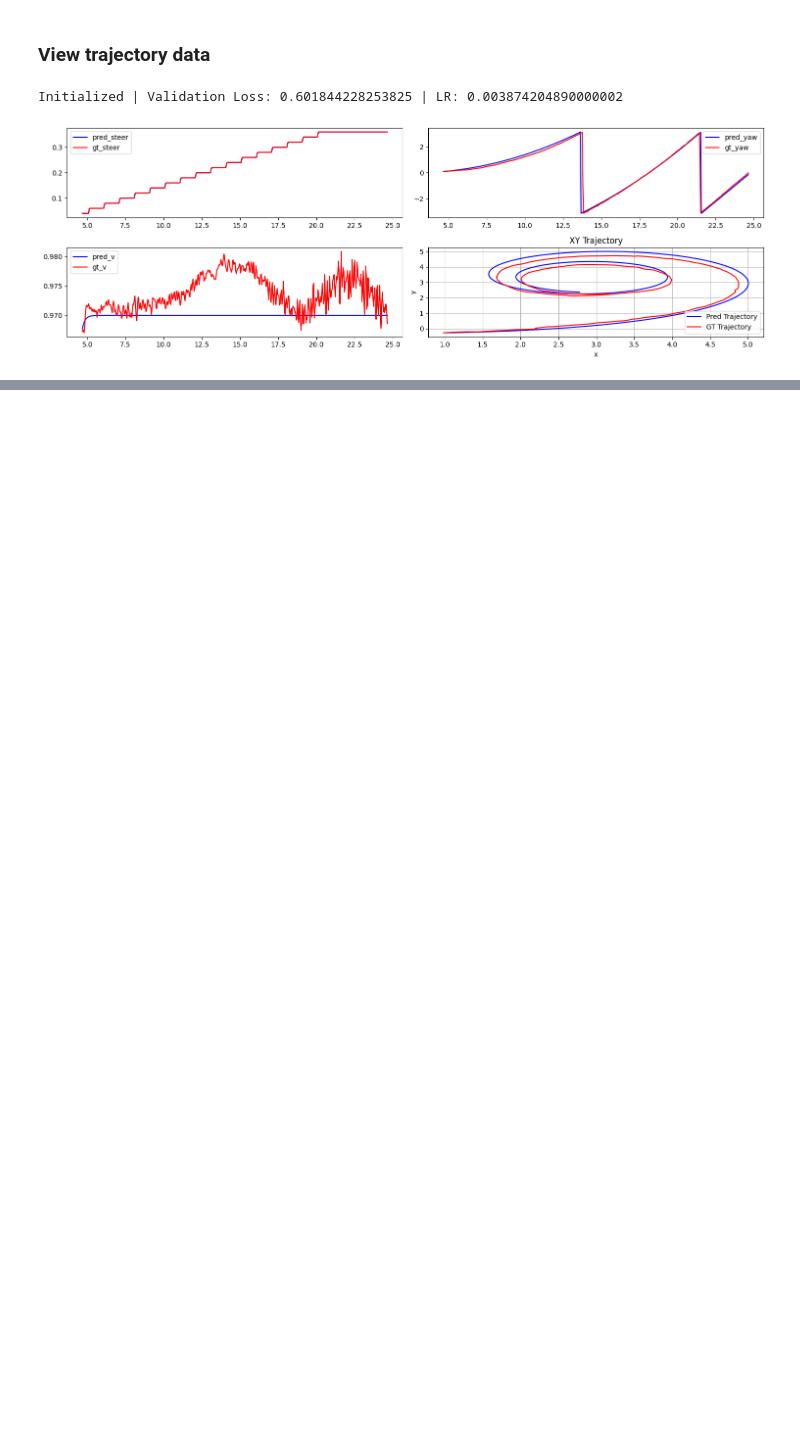
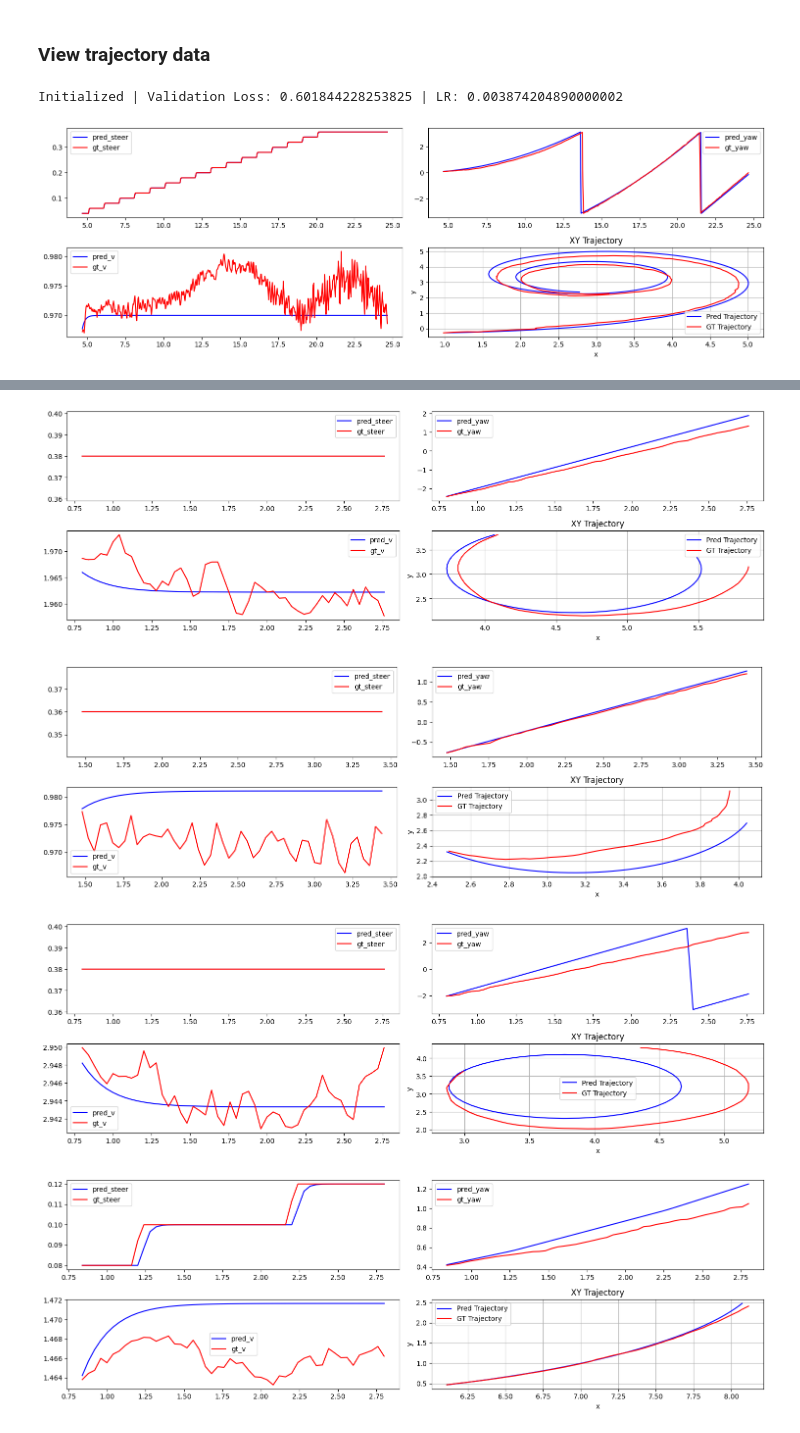
Before and after one commit to zzjun725/PIT, a Jupyter notebook: bin/kinematic_f110_fitting.ipynb, the cells around one changed output, grey strips where cells are left out. Drawn from its saved outputs; the diff is of its cells as text; code cells hidden in the pictures; blank space fills up the shorter version.

```diff
--- a/bin/kinematic_f110_fitting.ipynb
+++ b/bin/kinematic_f110_fitting.ipynb
@@ -415,0 +234,12 @@ def kinematic_steer_loss(pred, target, params_index):
+# %%
+dataset = TensorDataset(concatenated_initial_states, concatenated_control_inputs, concatenated_target_states, concatenated_timestamps)
+
+total_size = len(dataset)
+test_size = int(total_size * 0.2)
+train_size = total_size - test_size
+print(f"training dataset size:{train_size}, testing dataset size:{test_size}")
+train_dataset, test_dataset = random_split(dataset, [train_size, test_size])
+
+# Create the DataLoaders for training and testing
+train_dataloader = DataLoader(train_dataset, batch_size=64, shuffle=True)
+test_dataloader = DataLoader(test_dataset, batch_size=128, shuffle=False)
@@ -450,6 +319,6 @@ batch_loss: 0.1465476006269455
 # %%
 from tqdm.auto import tqdm
-EPOCHS = 100
-optimizer = torch.optim.SGD(kinematic_f110.parameters(), lr=0.01, momentum=0.8)
+EPOCHS = 30
+optimizer = torch.optim.SGD(kinematic_f110.parameters(), lr=0.005, momentum=0.8)
 scheduler = torch.optim.lr_scheduler.ReduceLROnPlateau(optimizer, patience=10, factor=0.9)
 # %%
@@ -598,0 +371,14 @@ Epoch: 99 | Training Loss: 0.07473888248205185 | LR: 0.004782969000000002
+# %%
+with torch.no_grad():
+    val_loss = 0.0
+    for initial, inputs, targets, timestamps in test_dataloader:
+        pred_states = rk4_integrator(initial, inputs)
+        batch_val_loss = kinematic_steer_loss(pred_states, targets, params_index=params_index)
+        for i in range(len(pred_states)):
+            if i%20==0:
+                plot_states(pred_states[i].cpu().detach().numpy(), targets[i].cpu().detach().numpy(), timestamps[i].cpu().detach().numpy())
+# %% [output]
+[figure, added]
+[figure, added]
+[figure, added]
+[figure, added]
```
Also changed, not shown: parts of 23 cells of this notebook, 15 other files.
